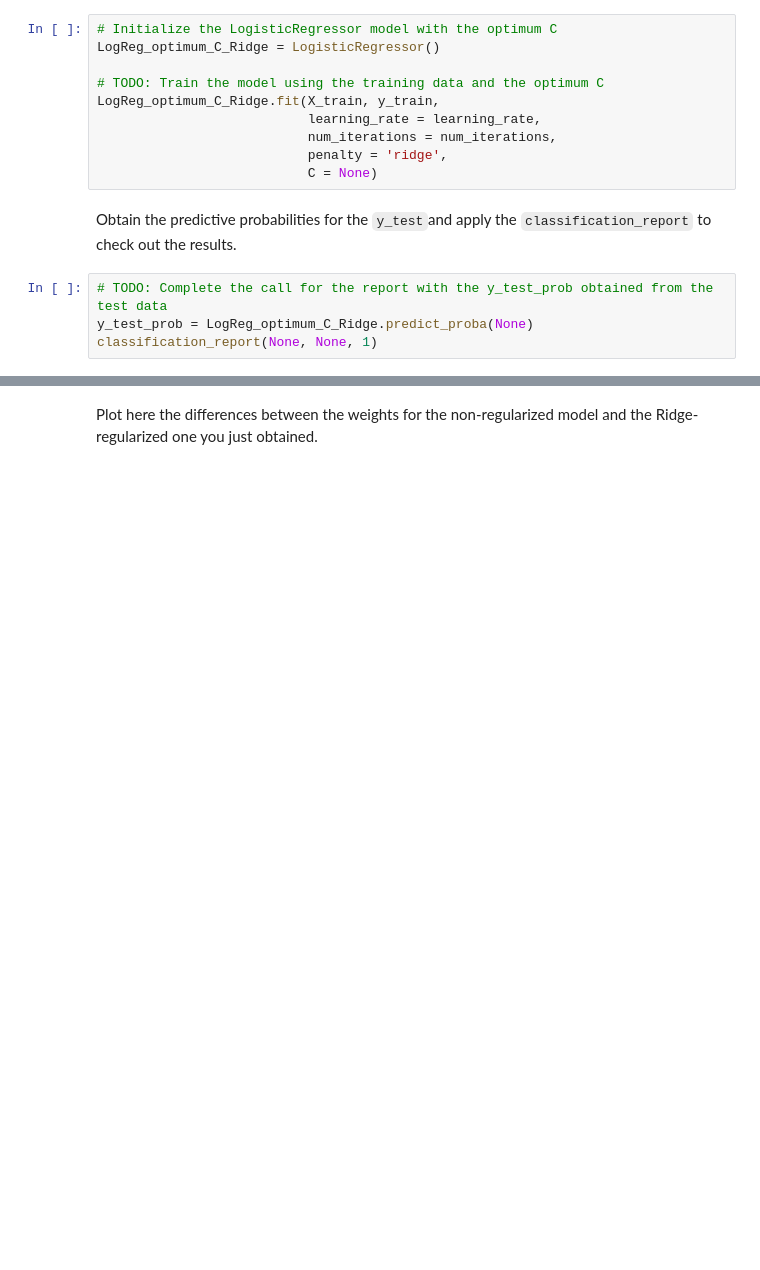
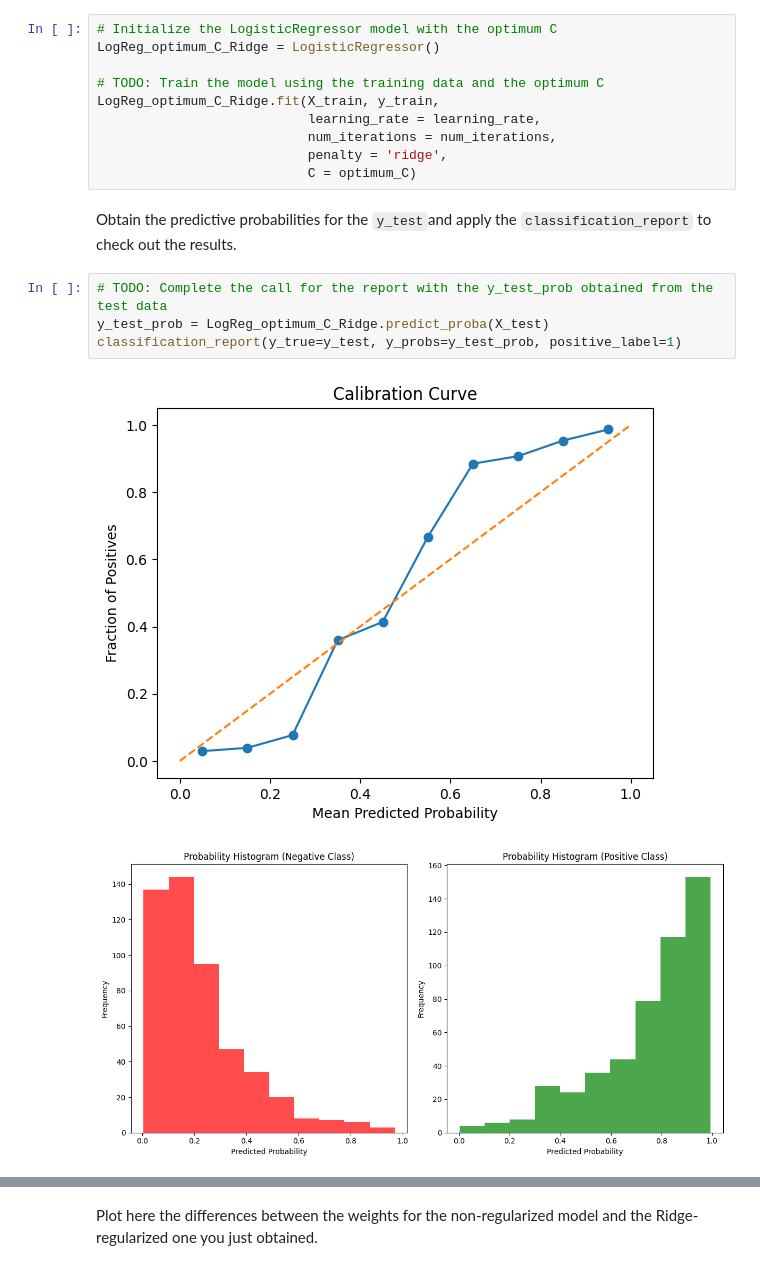
Before and after one commit to ICAI-IMAT-ML/p2-5-yagocastillo126, a Jupyter notebook: notebook/Lab2_5_LogisticRegression_and_regularization.ipynb, the cells around one changed output, grey strips where cells are left out. Drawn from its saved outputs; the diff is of its cells as text; blank space fills up the shorter version.

```diff
--- a/notebook/Lab2_5_LogisticRegression_and_regularization.ipynb
+++ b/notebook/Lab2_5_LogisticRegression_and_regularization.ipynb
@@ -275,10 +314,13 @@ LogReg_optimum_C_Ridge.fit(X_train, y_train,
                            learning_rate = learning_rate,
                            num_iterations = num_iterations,
                            penalty = 'ridge',
-                           C = None)
+                           C = optimum_C)
 # %% [markdown]
 Obtain the predictive probabilities for the `y_test`and apply the `classification_report` to check out the results.
 # %%
 # TODO: Complete the call for the report with the y_test_prob obtained from the test data
-y_test_prob = LogReg_optimum_C_Ridge.predict_proba(None)
-classification_report(None, None, 1)
+y_test_prob = LogReg_optimum_C_Ridge.predict_proba(X_test)
+classification_report(y_true=y_test, y_probs=y_test_prob, positive_label=1)
+# %% [output]
+[figure, added]
+[figure, added]
```
Also changed, not shown: parts of 42 cells of this notebook, 3 other files.
